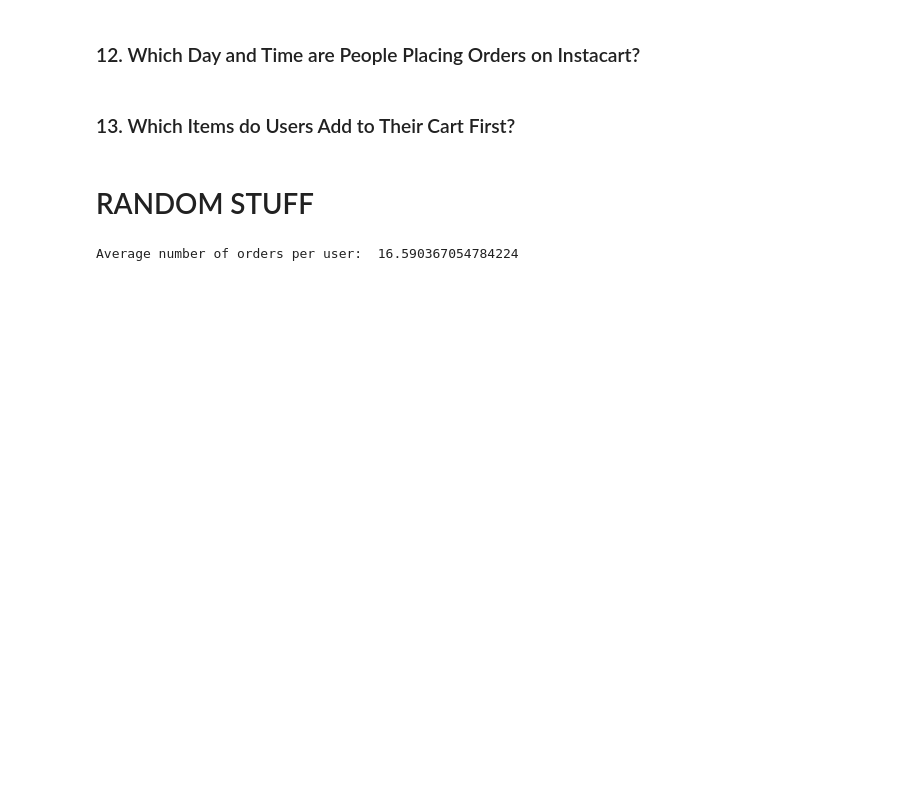
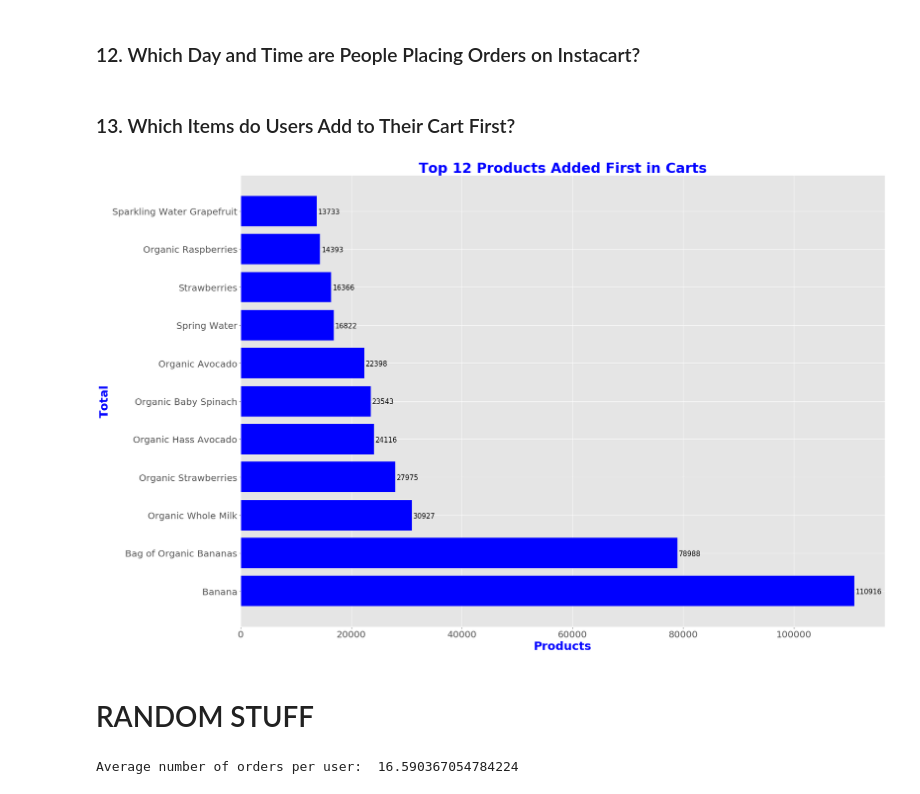
Before and after one commit to WinrichSy/Capstone_Instagram, a Jupyter notebook: Capstone 1 Instacart.ipynb, the cells around one changed output. Saved outputs shown, nothing was run; the diff lists cells and outputs as text; code cells hidden in the pictures; blank space fills up the shorter version.

```diff
--- a/Capstone 1 Instacart.ipynb
+++ b/Capstone 1 Instacart.ipynb
@@ -749,6 +860,38 @@ plt.show()
 ### 12. Which Day and Time are People Placing Orders on Instacart?
 # %% [markdown]
 ### 13. Which Items do Users Add to Their Cart First?
+# %%
+#13.1 Query
+query = '''SELECT products.product_name, COUNT(add_to_cart_order) as total
+            FROM(
+                SELECT product_id, add_to_cart_order
+                FROM orders_prior
+                WHERE add_to_cart_order == 1) as sub_query
+            LEFT JOIN products
+            ON products.product_id = sub_query.product_id
+            GROUP BY products.product_name
+            ORDER BY total DESC
+            LIMIT 11
+            '''
+
+first_added_df = spark.sql(query).toPandas()
+# %%
+#13.2 Print Bar Graph
+#TODO: done
+color = 'blue'
+fig, ax = plt.subplots(figsize=(25,18))
+items = ax.barh(first_added_df['product_name'], first_added_df['total'], color = color, align='center')
+plt.xticks(size = 20, rotation=0)
+plt.yticks(size = 20)
+plt.xlabel('Products', size=25, color=color, weight='bold')
+plt.ylabel('Total', size=25, color=color, weight='bold')
+plt.title('Top 12 Products Added First in Carts', fontsize=30, color=color, weight='bold')
+
+autolabel_h(items)
+
+plt.show()
+# %% [output]
+[figure, added]
 # %% [markdown]
 # RANDOM STUFF
 # %%
```
Also changed, not shown: parts of 10 cells of this notebook.
